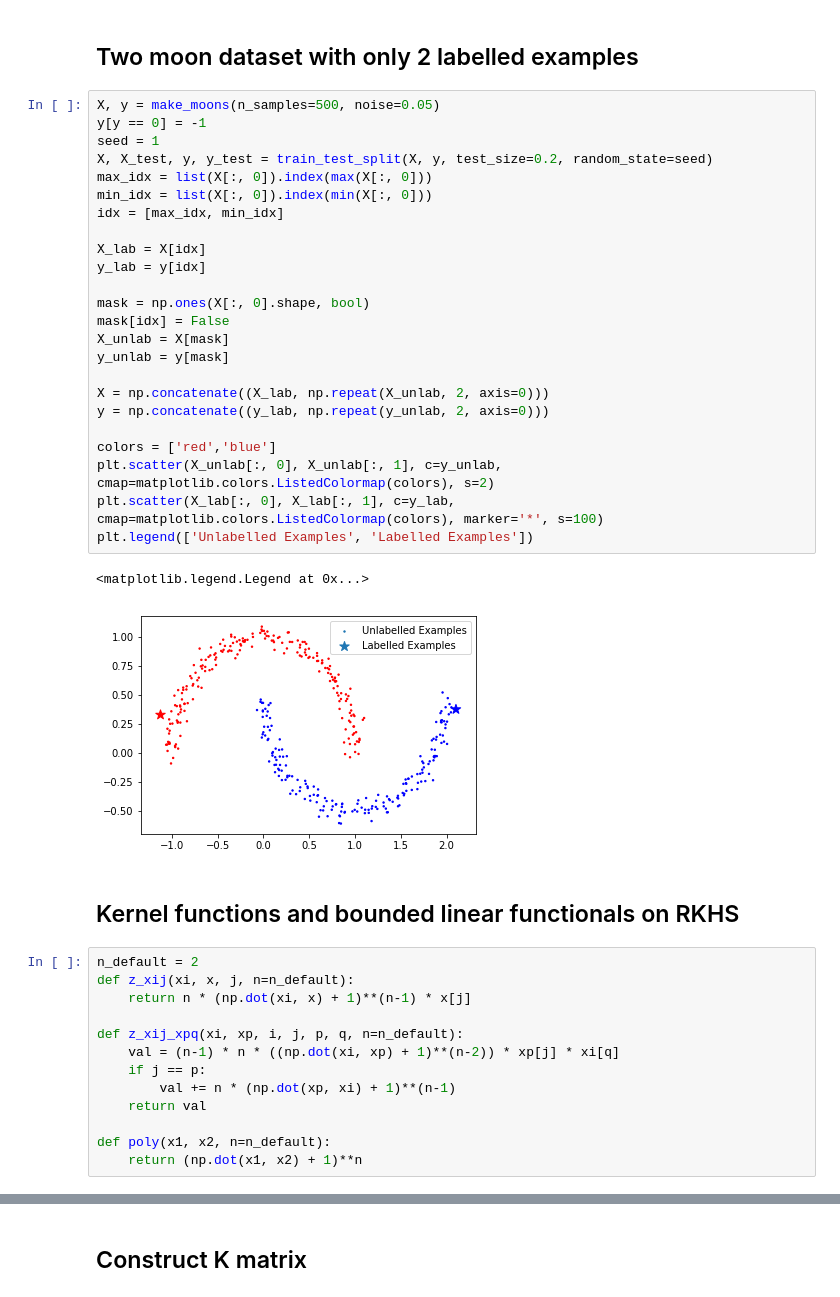
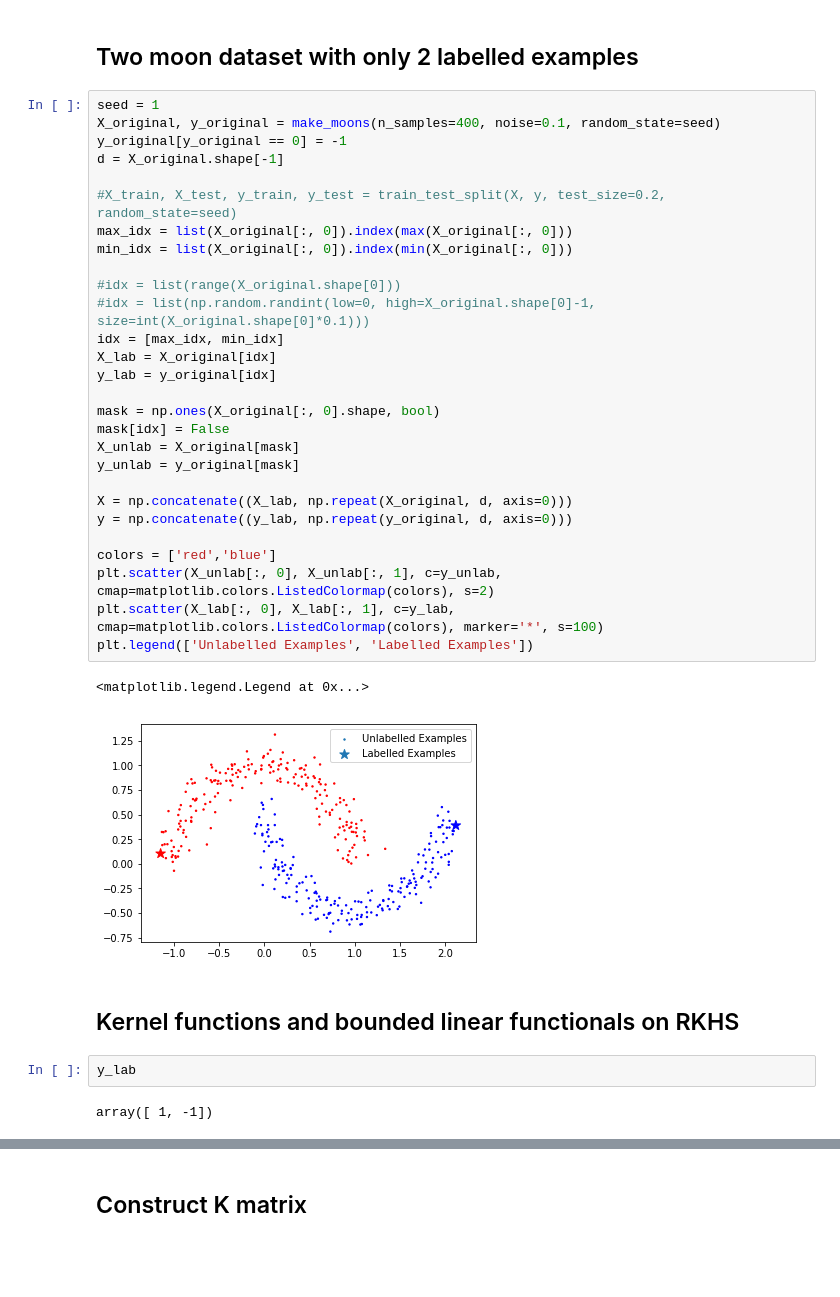
Before and after one commit to zetongqi/machine-learning-demos, a Jupyter notebook: RKHS_local_invariances.ipynb, the cells around one changed output, grey strips where cells are left out. Drawn from its saved outputs; the diff is of its cells as text; blank space fills up the shorter version.

```diff
--- a/RKHS_local_invariances.ipynb
+++ b/RKHS_local_invariances.ipynb
@@ -11,45 +11,40 @@ from numpy import linalg as LA
 # %% [markdown]
 ## Two moon dataset with only 2 labelled examples
 # %%
-X, y = make_moons(n_samples=500, noise=0.05)
-y[y == 0] = -1
 seed = 1
-X, X_test, y, y_test = train_test_split(X, y, test_size=0.2, random_state=seed)
-max_idx = list(X[:, 0]).index(max(X[:, 0]))
-min_idx = list(X[:, 0]).index(min(X[:, 0]))
+X_original, y_original = make_moons(n_samples=400, noise=0.1, random_state=seed)
+y_original[y_original == 0] = -1
+d = X_original.shape[-1]
+
+#X_train, X_test, y_train, y_test = train_test_split(X, y, test_size=0.2, random_state=seed)
+max_idx = list(X_original[:, 0]).index(max(X_original[:, 0]))
+min_idx = list(X_original[:, 0]).index(min(X_original[:, 0]))
+
+#idx = list(range(X_original.shape[0]))
+#idx = list(np.random.randint(low=0, high=X_original.shape[0]-1, size=int(X_original.shape[0]*0.1)))
 idx = [max_idx, min_idx]
+X_lab = X_original[idx]
+y_lab = y_original[idx]
 
-X_lab = X[idx]
-y_lab = y[idx]
+mask = np.ones(X_original[:, 0].shape, bool)
+mask[idx] = False
+X_unlab = X_original[mask]
+y_unlab = y_original[mask]
 
-mask = np.ones(X[:, 0].shape, bool)
-mask[idx] = False
-X_unlab = X[mask]
-y_unlab = y[mask]
-
-X = np.concatenate((X_lab, np.repeat(X_unlab, 2, axis=0)))
-y = np.concatenate((y_lab, np.repeat(y_unlab, 2, axis=0)))
+X = np.concatenate((X_lab, np.repeat(X_original, d, axis=0)))
+y = np.concatenate((y_lab, np.repeat(y_original, d, axis=0)))
 
 colors = ['red','blue']
 plt.scatter(X_unlab[:, 0], X_unlab[:, 1], c=y_unlab, cmap=matplotlib.colors.ListedColormap(colors), s=2)
 plt.scatter(X_lab[:, 0], X_lab[:, 1], c=y_lab, cmap=matplotlib.colors.ListedColormap(colors), marker='*', s=100)
 plt.legend(['Unlabelled Examples', 'Labelled Examples'])
 # %% [output]
 <matplotlib.legend.Legend at 0x...>
-[figure, old version]
+[figure, new version]
 # %% [markdown]
 ## Kernel functions and bounded linear functionals on RKHS
-# %%
-n_default = 2
-def z_xij(xi, x, j, n=n_default):
-    return n * (np.dot(xi, x) + 1)**(n-1) * x[j]
-
-def z_xij_xpq(xi, xp, i, j, p, q, n=n_default):
-    val = (n-1) * n * ((np.dot(xi, xp) + 1)**(n-2)) * xp[j] * xi[q]
-    if j == p:
-        val += n * (np.dot(xp, xi) + 1)**(n-1)
-    return val
-
-def poly(x1, x2, n=n_default):
-    return (np.dot(x1, x2) + 1)**n
+# %%
+y_lab
+# %% [output]
+array([ 1, -1])
 # %%
```
Also changed, not shown: parts of 10 cells of this notebook.
